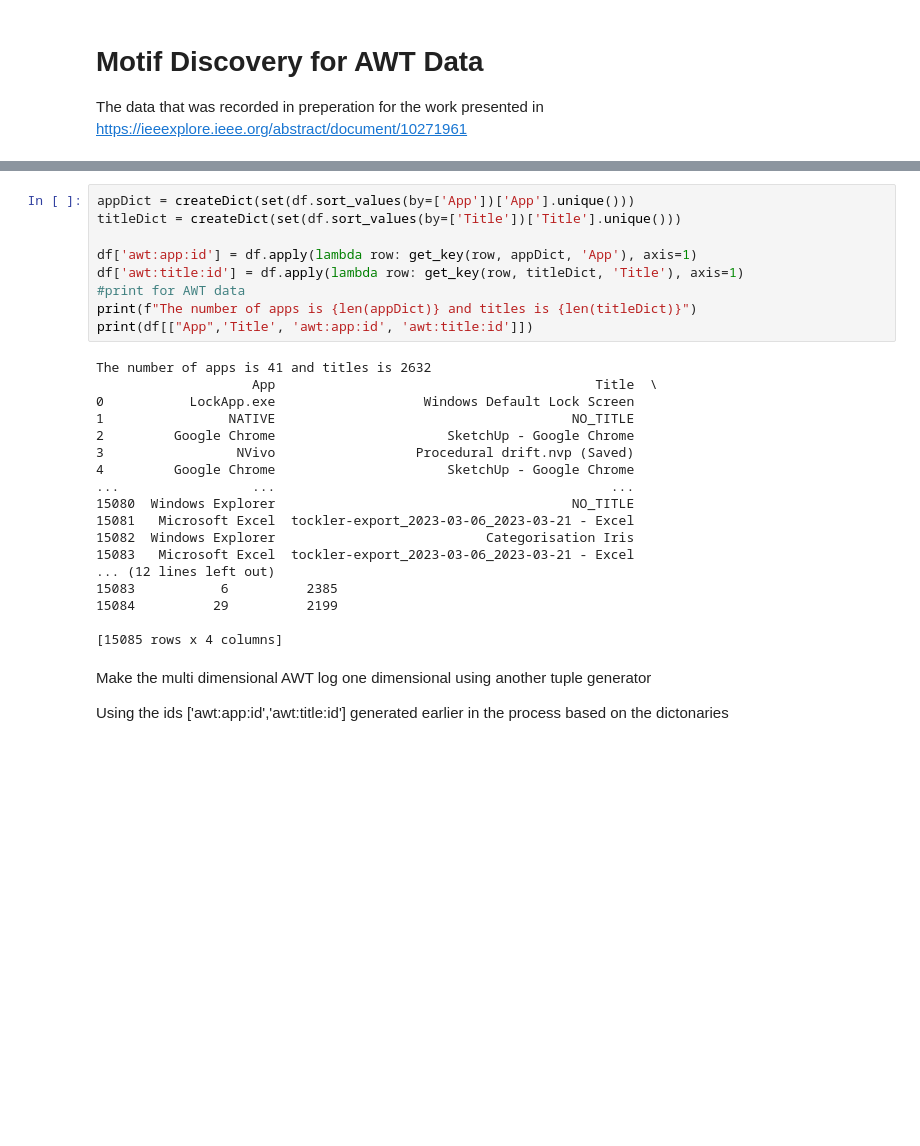
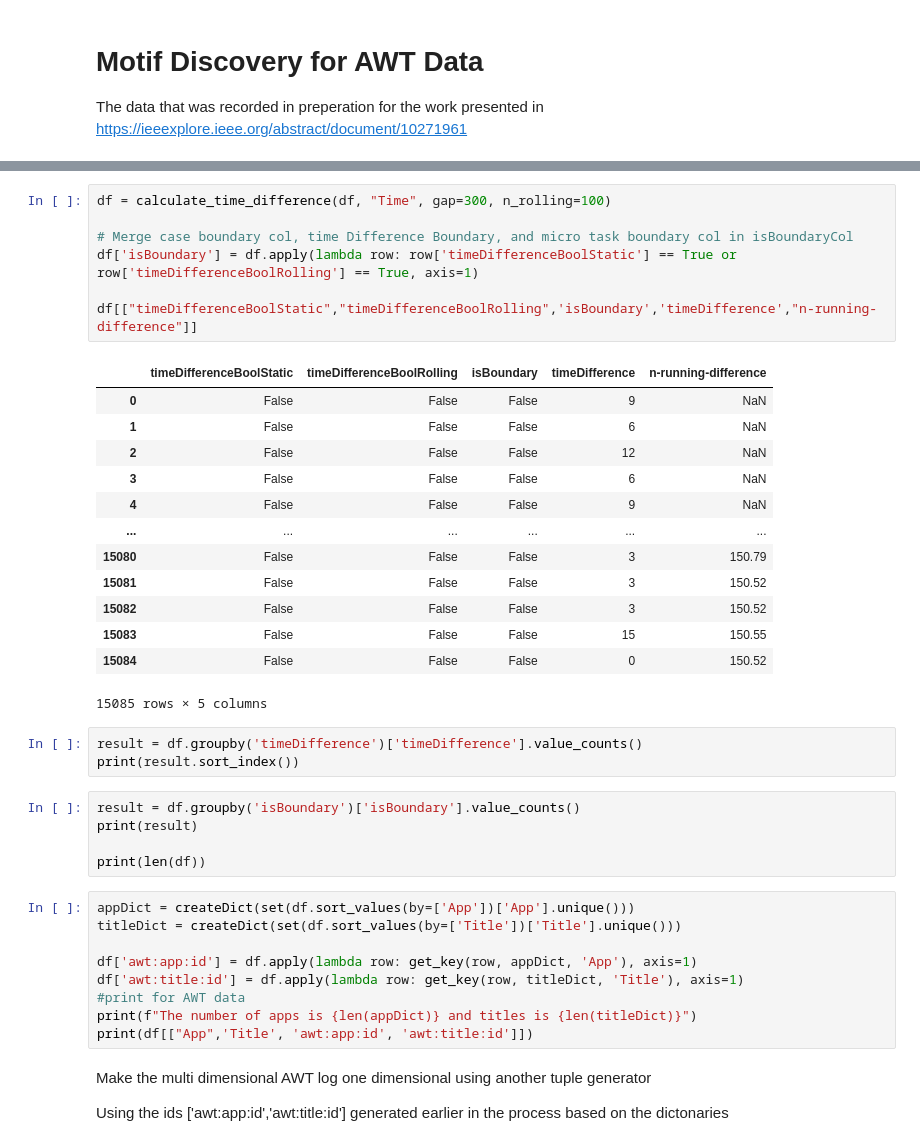
Before and after one commit to thohenadl/TSMDforUILogs, a Jupyter notebook: AWTMotifDiscovery.ipynb, the cells around one changed output, grey strips where cells are left out. Cells and saved outputs as stored; diff of their text form; blank space fills up the shorter version.

```diff
--- a/AWTMotifDiscovery.ipynb
+++ b/AWTMotifDiscovery.ipynb
@@ -41,6 +38,35 @@ df
 | 15083 | Microsoft Excel | AppTrackItem | tockler-export_2023-03-06_2023-03... | 02/04/2023 18:11 | 02/04/2023 18:11 | 02/04/2023 | 18:11:16 | Conducting research | Active Window Tracking | NaN |
 | 15084 | Tockler | AppTrackItem | Tockler | 02/04/2023 18:11 | 02/04/2023 18:12 | 02/04/2023 | 18:11:31 | Conducting research | Active Window Tracking | NaN |
 15085 rows × 10 columns
+# %%
+df = calculate_time_difference(df, "Time", gap=300, n_rolling=100)
+
+# Merge case boundary col, time Difference Boundary, and micro task boundary col in isBoundaryCol
+df['isBoundary'] = df.apply(lambda row: row['timeDifferenceBoolStatic'] == True or row['timeDifferenceBoolRolling'] == True, axis=1)
+
+df[["timeDifferenceBoolStatic","timeDifferenceBoolRolling",'isBoundary','timeDifference',"n-running-difference"]]
+# %% [output]
+|  | timeDifferenceBoolStatic | timeDifferenceBoolRolling | isBoundary | timeDifference | n-running-difference |
+| 0 | False | False | False | 9 | NaN |
+| 1 | False | False | False | 6 | NaN |
+| 2 | False | False | False | 12 | NaN |
+| 3 | False | False | False | 6 | NaN |
+| 4 | False | False | False | 9 | NaN |
+| ... | ... | ... | ... | ... | ... |
+| 15080 | False | False | False | 3 | 150.79 |
+| 15081 | False | False | False | 3 | 150.52 |
+| 15082 | False | False | False | 3 | 150.52 |
+| 15083 | False | False | False | 15 | 150.55 |
+| 15084 | False | False | False | 0 | 150.52 |
+15085 rows × 5 columns
+# %%
+result = df.groupby('timeDifference')['timeDifference'].value_counts()
+print(result.sort_index())
+# %%
+result = df.groupby('isBoundary')['isBoundary'].value_counts()
+print(result)
+
+print(len(df))
 # %%
 appDict = createDict(set(df.sort_values(by=['App'])['App'].unique()))
 titleDict = createDict(set(df.sort_values(by=['Title'])['Title'].unique()))
@@ -50,24 +76,6 @@ df['awt:title:id'] = df.apply(lambda row: get_key(row, titleDict, 'Title'), axis
 #print for AWT data
 print(f"The number of apps is {len(appDict)} and titles is {len(titleDict)}")
 print(df[["App",'Title', 'awt:app:id', 'awt:title:id']])
-# %% [output]
-The number of apps is 41 and titles is 2632
-                    App                                         Title  \
-0           LockApp.exe                   Windows Default Lock Screen
-1                NATIVE                                      NO_TITLE
-2         Google Chrome                      SketchUp - Google Chrome
-3                 NVivo                  Procedural drift.nvp (Saved)
-4         Google Chrome                      SketchUp - Google Chrome
-...                 ...                                           ...
-15080  Windows Explorer                                      NO_TITLE
-15081   Microsoft Excel  tockler-export_2023-03-06_2023-03-21 - Excel
-15082  Windows Explorer                           Categorisation Iris
-15083   Microsoft Excel  tockler-export_2023-03-06_2023-03-21 - Excel
-... (12 lines left out)
-15083           6          2385
-15084          29          2199
-
-[15085 rows x 4 columns]
 # %% [markdown]
 Make the multi dimensional AWT log one dimensional using another tuple generator
 
```
Also changed, not shown: parts of 6 cells of this notebook, 3 other files.
